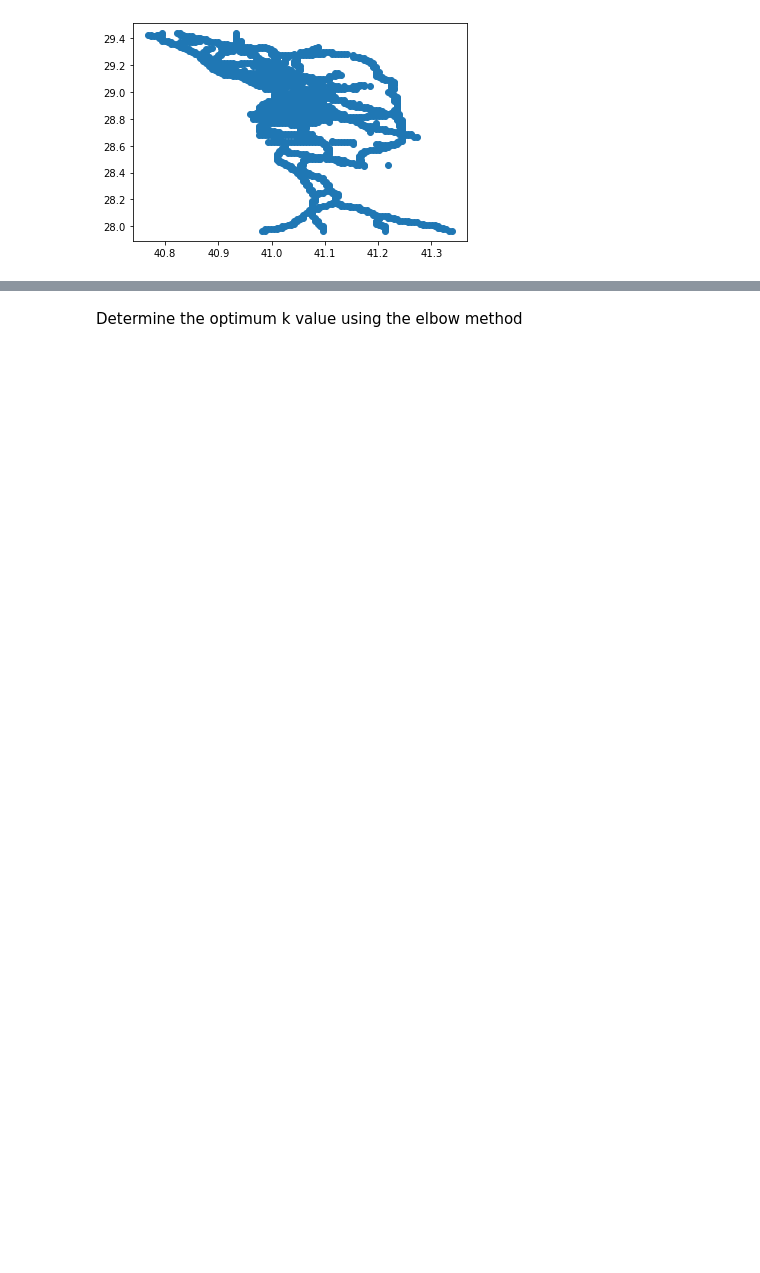
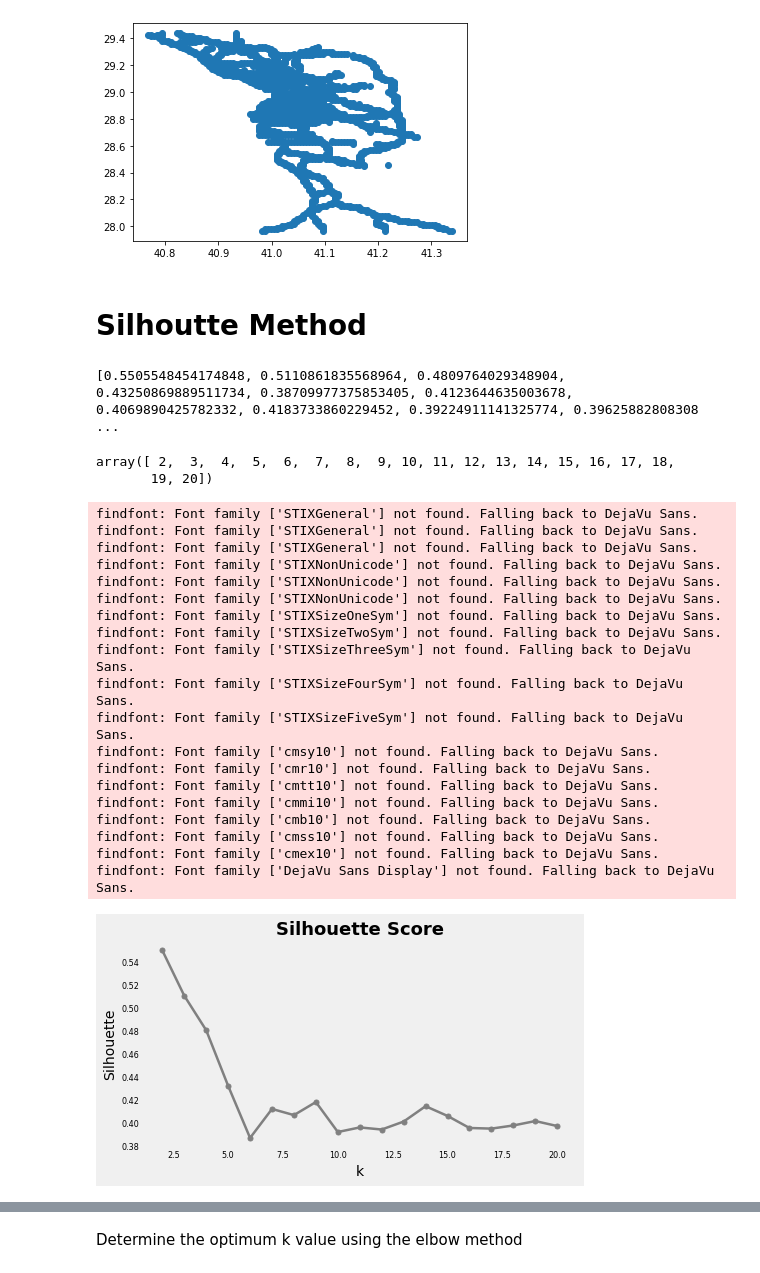
Before and after one commit to rukshar69/istanbul_traffic_density, a Jupyter notebook: EDA/k_means_traffic_center_points.ipynb, the cells around one changed output, grey strips where cells are left out. Cells and saved outputs as stored; diff of their text form; code cells hidden in the pictures; blank space fills up the shorter version.

```diff
--- a/EDA/k_means_traffic_center_points.ipynb
+++ b/EDA/k_means_traffic_center_points.ipynb
@@ -31,3 +21,68 @@ plt.scatter(x, y)
 plt.show()
 # %% [output]
 [figure]
+# %% [markdown]
+# Silhoutte Method
+# %%
+def train_kmeans(x,y):
+  data = list(zip(x, y))
+  ks = np.linspace(2, 20, 19, dtype=np.int64)
+  inertias = []
+  silhouettes = []
+  kmeans_k = []
+  for k in ks:
+    kmeans = KMeans(n_clusters=k, random_state=SEED)
+    kmeans.fit(data)
+
+    inertias.append(kmeans.inertia_)
+    silhouettes.append(silhouette_score(data, kmeans.labels_))
+    kmeans_k.append(kmeans)
+
+  return kmeans_k, inertias, silhouettes, ks
+# %%
+kmeans_k, inertias, silhouettes, ks = train_kmeans(x,y)
+print(silhouettes)
+# %% [output]
+[0.5505548454174848, 0.5110861835568964, 0.4809764029348904, 0.43250869889511734, 0.38709977375853405, 0.4123644635003678, 0.4069890425782332, 0.4183733860229452, 0.39224911141325774, 0.39625882808308 ...
+# %%
+ks
+# %% [output]
+array([ 2,  3,  4,  5,  6,  7,  8,  9, 10, 11, 12, 13, 14, 15, 16, 17, 18,
+       19, 20])
+# %%
+plt.style.use("fivethirtyeight")
+fig, ax = plt.subplots(figsize=(7, 4))
+
+ax.plot(ks, silhouettes, "o-", color="grey", linewidth=2.5, markersize=5)
+
+ax.set_xlabel("$k$", fontsize=14)
+ax.set_ylabel("Silhouette", fontsize=14)
+ax.tick_params(axis='both', labelsize=8)
+
+ax.set_title("Silhouette Score", fontsize=18, fontweight="bold")
+ax.grid(False)
+
+plt.tight_layout()
+plt.savefig("silhouette_score.png", dpi=600, transparent=True)
+plt.show()
+# %% [output]
+findfont: Font family ['STIXGeneral'] not found. Falling back to DejaVu Sans.
+findfont: Font family ['STIXGeneral'] not found. Falling back to DejaVu Sans.
+findfont: Font family ['STIXGeneral'] not found. Falling back to DejaVu Sans.
+findfont: Font family ['STIXNonUnicode'] not found. Falling back to DejaVu Sans.
+findfont: Font family ['STIXNonUnicode'] not found. Falling back to DejaVu Sans.
+findfont: Font family ['STIXNonUnicode'] not found. Falling back to DejaVu Sans.
+findfont: Font family ['STIXSizeOneSym'] not found. Falling back to DejaVu Sans.
+findfont: Font family ['STIXSizeTwoSym'] not found. Falling back to DejaVu Sans.
+findfont: Font family ['STIXSizeThreeSym'] not found. Falling back to DejaVu Sans.
+findfont: Font family ['STIXSizeFourSym'] not found. Falling back to DejaVu Sans.
+findfont: Font family ['STIXSizeFiveSym'] not found. Falling back to DejaVu Sans.
+findfont: Font family ['cmsy10'] not found. Falling back to DejaVu Sans.
+findfont: Font family ['cmr10'] not found. Falling back to DejaVu Sans.
+findfont: Font family ['cmtt10'] not found. Falling back to DejaVu Sans.
+findfont: Font family ['cmmi10'] not found. Falling back to DejaVu Sans.
+findfont: Font family ['cmb10'] not found. Falling back to DejaVu Sans.
+findfont: Font family ['cmss10'] not found. Falling back to DejaVu Sans.
+findfont: Font family ['cmex10'] not found. Falling back to DejaVu Sans.
+findfont: Font family ['DejaVu Sans Display'] not found. Falling back to DejaVu Sans.
+[figure, added]
```
Also changed, not shown: parts of 11 cells of this notebook, 7 other files.
